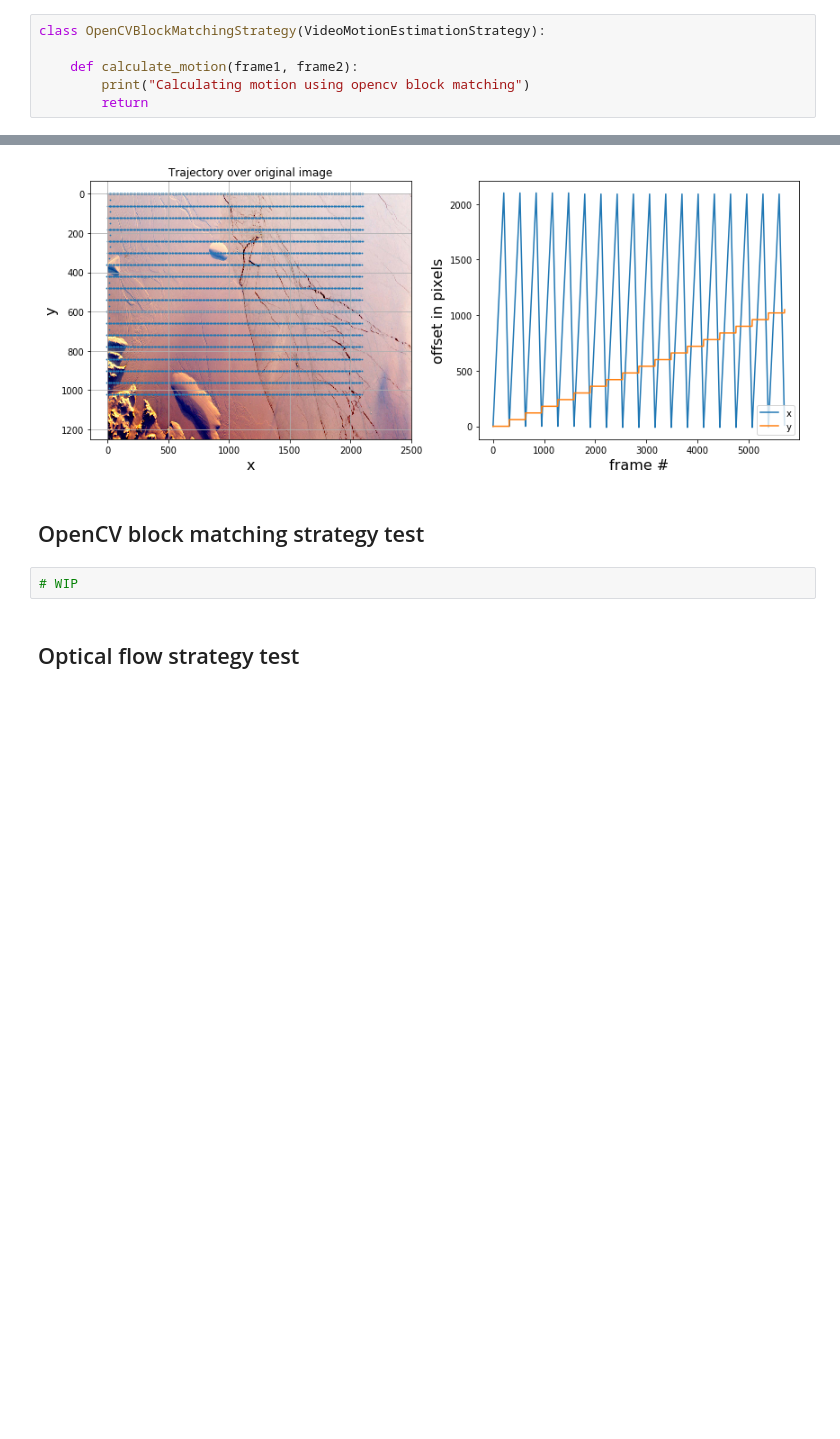
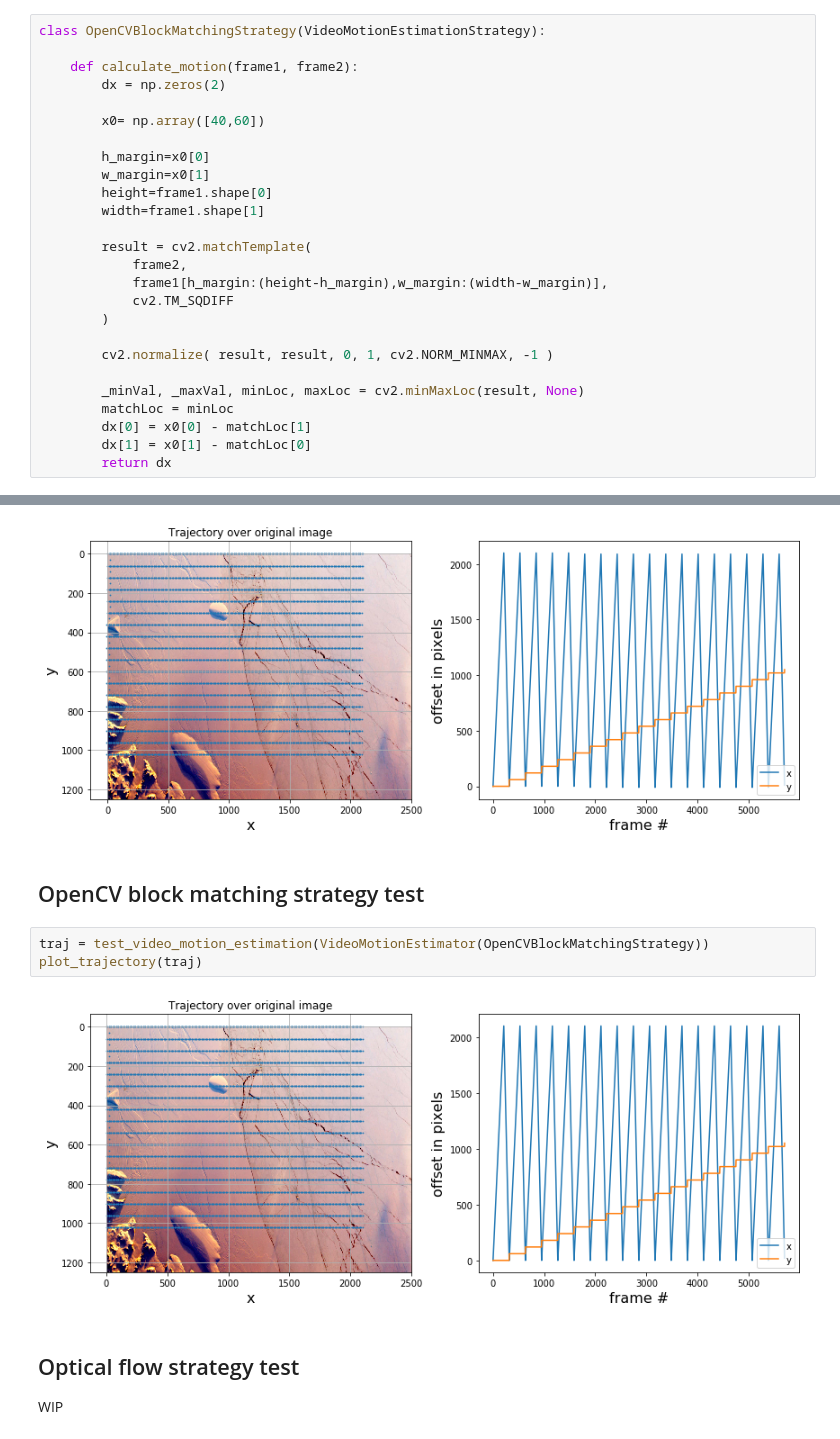
Before and after one commit to nhorro/nuclear-plant-crack-inspection-pipeline, a Jupyter notebook: src/notebooks/VideoMotionEstimation/VideoMotionEstimatorTest.ipynb, the cells around one changed output, grey strips where cells are left out. Cells and saved outputs as stored; diff of their text form; blank space fills up the shorter version.

Commit message:
OpenCV block matching

```diff
--- a/src/notebooks/VideoMotionEstimation/VideoMotionEstimatorTest.ipynb
+++ b/src/notebooks/VideoMotionEstimation/VideoMotionEstimatorTest.ipynb
@@ -64,12 +67,32 @@ class PhaseCorrelationStrategy(VideoMotionEstimationStrategy):
         return dx
 # %% [markdown]
 ## OpenCV block matching strategy
-# %%
-class OpenCVBlockMatchingStrategy(VideoMotionEstimationStrategy):
-
-    def calculate_motion(frame1, frame2):
-        print("Calculating motion using opencv block matching")
-        return
+# %%
+class OpenCVBlockMatchingStrategy(VideoMotionEstimationStrategy):
+
+    def calculate_motion(frame1, frame2):
+        dx = np.zeros(2)
+
+        x0= np.array([40,60])
+
+        h_margin=x0[0]
+        w_margin=x0[1]
+        height=frame1.shape[0]
+        width=frame1.shape[1]
+
+        result = cv2.matchTemplate(
+            frame2,
+            frame1[h_margin:(height-h_margin),w_margin:(width-w_margin)],
+            cv2.TM_SQDIFF
+        )
+
+        cv2.normalize( result, result, 0, 1, cv2.NORM_MINMAX, -1 )
+
+        _minVal, _maxVal, minLoc, maxLoc = cv2.minMaxLoc(result, None)
+        matchLoc = minLoc
+        dx[0] = x0[0] - matchLoc[1]
+        dx[1] = x0[1] - matchLoc[0]
+        return dx
 # %% [markdown]
 ## Optical flow strategy
 # %%
@@ -167,7 +190,12 @@ plot_trajectory(traj)
 [figure]
 # %% [markdown]
 ## OpenCV block matching strategy test
-# %%
-# WIP
+# %%
+traj = test_video_motion_estimation(VideoMotionEstimator(OpenCVBlockMatchingStrategy))
+plot_trajectory(traj)
+# %% [output]
+[figure, added]
 # %% [markdown]
 ## Optical flow strategy test
+
+WIP
```
Also changed, not shown: parts of 2 cells of this notebook, 2 other files.
